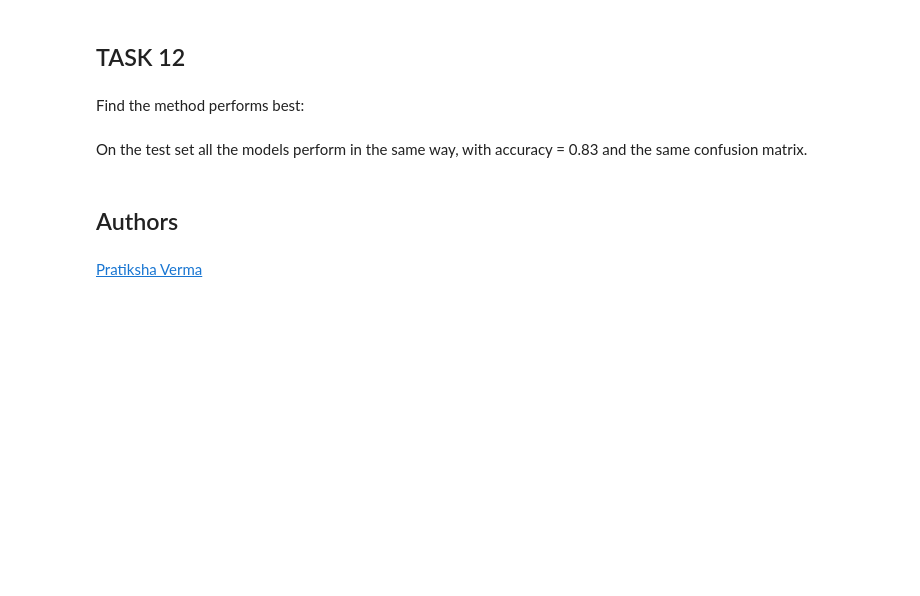
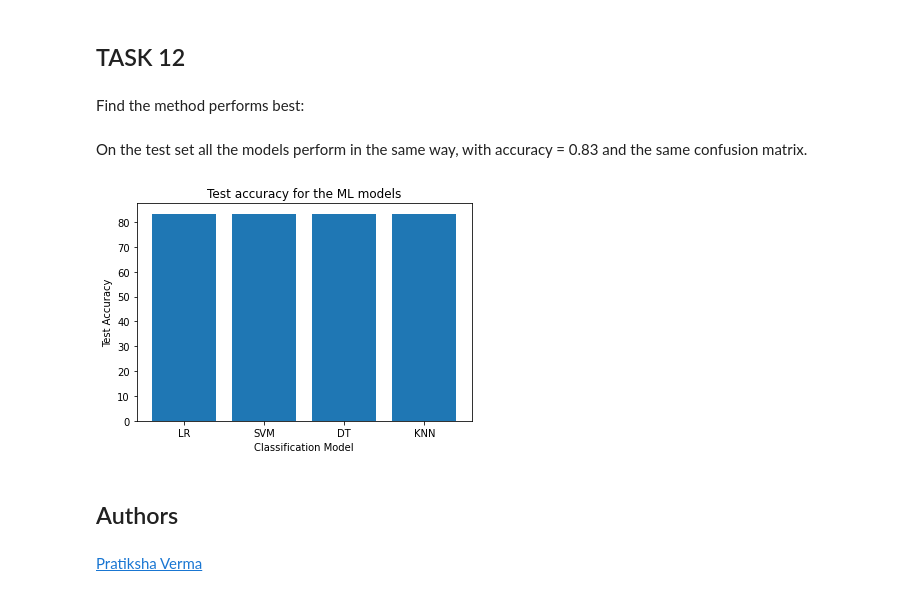
Before and after one commit to gaiabond/Applied-Data-Science-Capstone, a Jupyter notebook: IBM-DS0321EN-SkillsNetwork_labs_module_4_SpaceX_Machine_Learning_Prediction_Part_5.jupyterlite.ipynb, the cells around one changed output. Drawn from its saved outputs; the diff is of its cells as text; code cells hidden in the pictures; blank space fills up the shorter version.

```diff
--- a/IBM-DS0321EN-SkillsNetwork_labs_module_4_SpaceX_Machine_Learning_Prediction_Part_5.jupyterlite.ipynb
+++ b/IBM-DS0321EN-SkillsNetwork_labs_module_4_SpaceX_Machine_Learning_Prediction_Part_5.jupyterlite.ipynb
@@ -306,6 +306,19 @@ plot_confusion_matrix(Y_test,yhat)
 Find the method performs best:
 # %% [markdown]
 On the test set all the models perform in the same way, with accuracy = 0.83 and the same confusion matrix.
+# %%
+from matplotlib import pyplot as plt
+test_acc = [83.33, 83.33, 83.33, 83.33]
+methods = ['LR', 'SVM', 'DT', 'KNN']
+# creating the bar plot
+plt.bar(methods, test_acc,width = 0.8)
+
+plt.xlabel("Classification Model")
+plt.ylabel("Test Accuracy")
+plt.title("Test accuracy for the ML models")
+plt.show()
+# %% [output]
+[figure, added]
 # %% [markdown]
 ## Authors
 # %% [markdown]
```
